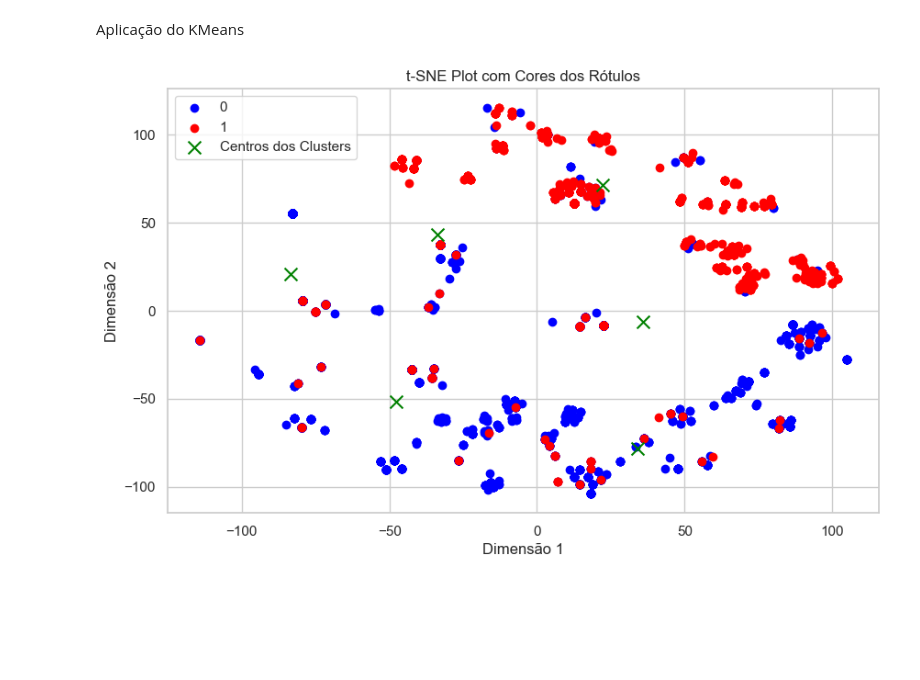
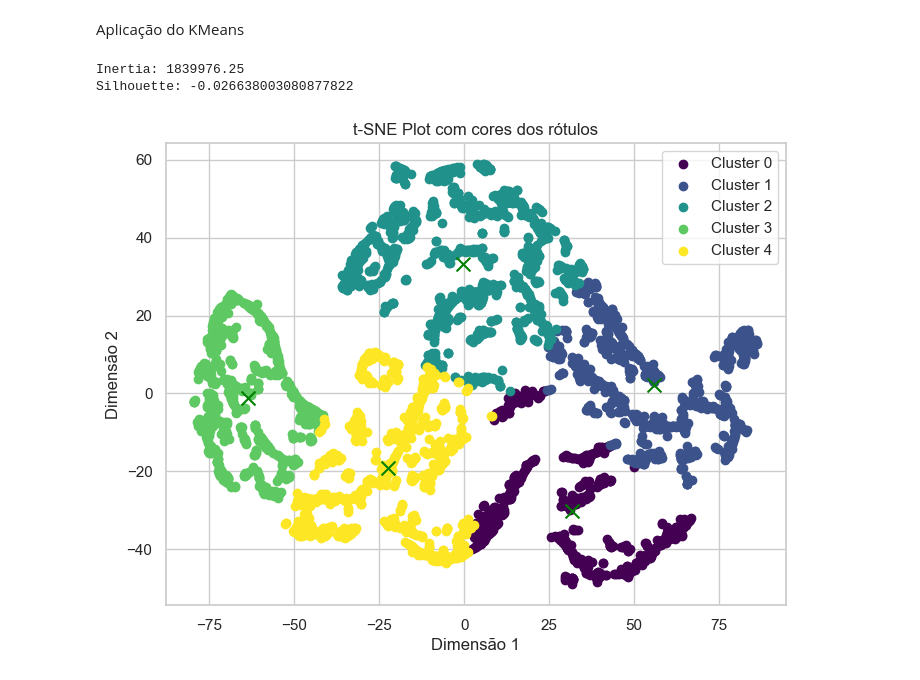
Before and after one commit to raphaelramosds/material-requests, a Jupyter notebook: Project.ipynb, the cells around one changed output. Drawn from its saved outputs; the diff is of its cells as text; code cells hidden in the pictures; blank space fills up the shorter version.

```diff
--- a/Project.ipynb
+++ b/Project.ipynb
@@ -63,0 +110,3 @@ df['unidade_requisitante'] = df['unidade_requisitante'].apply(categorize_request
+# %%
+material_group = df['grupo_material'].value_counts()[:cutoff]
+material_group
@@ -540,9 +611,20 @@ data_tsne = tsne.fit_transform(data)
 # %%
+import pandas as pd
+
+import numpy as np
+
+from sklearn.cluster import KMeans
+from sklearn.metrics import silhouette_score
+from sklearn.manifold import TSNE
+
+import matplotlib.pyplot as plt
 import plotly.express as px
-import pandas as pd
-import numpy as np
-from sklearn.cluster import KMeans
 import plotly.graph_objs as go
+
+
+# Aplicando o t-SNE
+tsne = TSNE(n_components=2, random_state=0)
+data_tsne = tsne.fit_transform(x)
 
 # Seu código para calcular a inércia
 inertias = []
@@ -564,34 +646,45 @@ fig.show()
 # %%
 from sklearn.manifold import TSNE
 import matplotlib.pyplot as plt
 
+# Numero de centros
+k = 5
+
 # Centros
-kmeans = KMeans(n_clusters=6, random_state=0, n_init='auto').fit(data_tsne)
+kmeans = KMeans(n_clusters=k, random_state=0, n_init='auto').fit(data_tsne)
+labels = kmeans.labels_
+
+print(f"Inertia: {kmeans.inertia_}")
+print(f"Silhouette: {silhouette_score(data, labels)}")
 
 # Aplicando o t-SNE
 tsne = TSNE(n_components=2, random_state=0)
 data_tsne = tsne.fit_transform(data)
 
-# Obtendo os rótulos (status) do DataFrame
-labels = df['status']
 
 # Criando um dicionário de mapeamento de rótulos para cores
-label_colors = {0: 'blue', 1: 'red'}  # Substitua pelos seus rótulos e cores reais
+colors = plt.cm.viridis(np.linspace(0, 1, k))
+color_dict = {}
+for label, color in zip(range(k), colors):
+    color_dict[label] = color
 
 # Plotando os pontos com cores diferentes para cada rótulo
-plt.figure(figsize=(10, 6))
-for label in set(labels):
-    mask = labels == label
-    plt.scatter(data_tsne[mask, 0], data_tsne[mask, 1], label=label, c=label_colors[label])
+plt.figure(figsize=(8, 6))
+
+for label in range(k):
+    data_label = data_tsne[labels == label]
+    plt.scatter(data_label[:, 0], data_label[:, 1], label=f'Cluster {label}', color=color_dict[label])
 
 # Plotar os centros
-centros = kmeans.cluster_centers_
-plt.scatter(centros[:, 0], centros[:, 1], c='green', marker='x', s=100, label='Centros dos Clusters')
+centers = kmeans.cluster_centers_
+plt.scatter(centers[:, 0], centers[:, 1], c='green', marker='x', s=100)
 
-plt.title('t-SNE Plot com Cores dos Rótulos')
+plt.title('t-SNE Plot com cores dos rótulos')
 plt.xlabel('Dimensão 1')
 plt.ylabel('Dimensão 2')
 plt.legend()
 plt.show()
 # %% [output]
+Inertia: 1839976.25
+Silhouette: -0.026638003080877822
-[figure, old version]
+[figure, new version]
```
Also changed, not shown: parts of 35 cells of this notebook.
